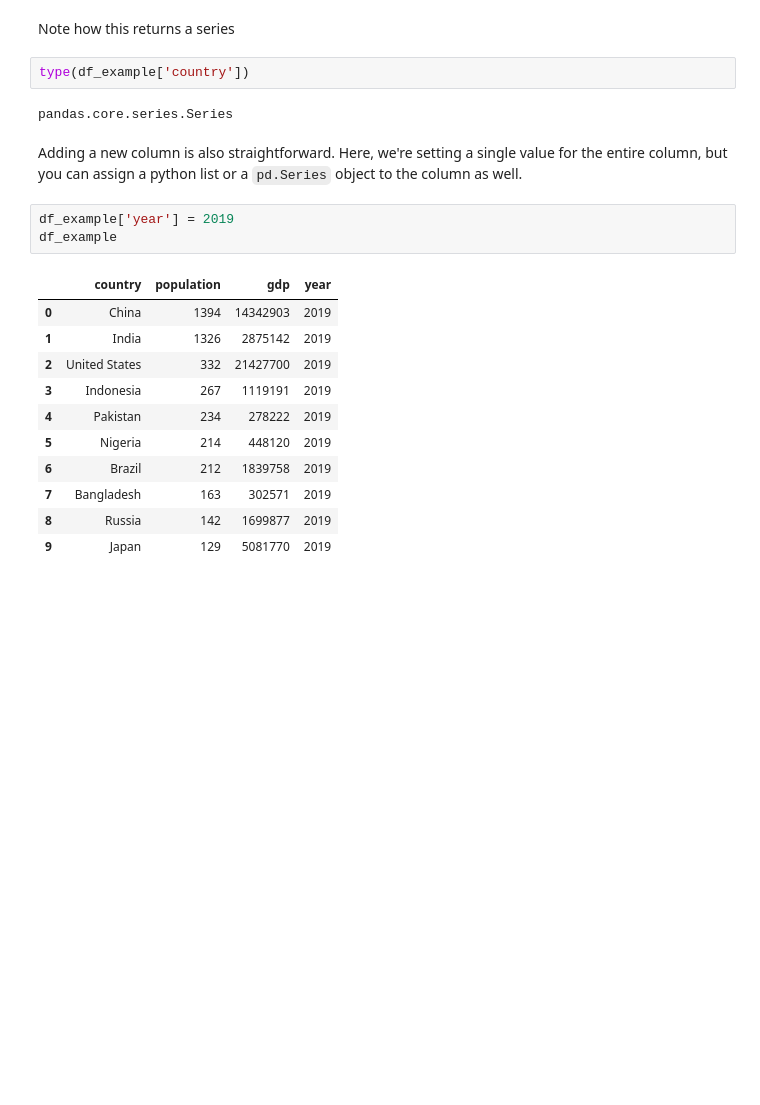
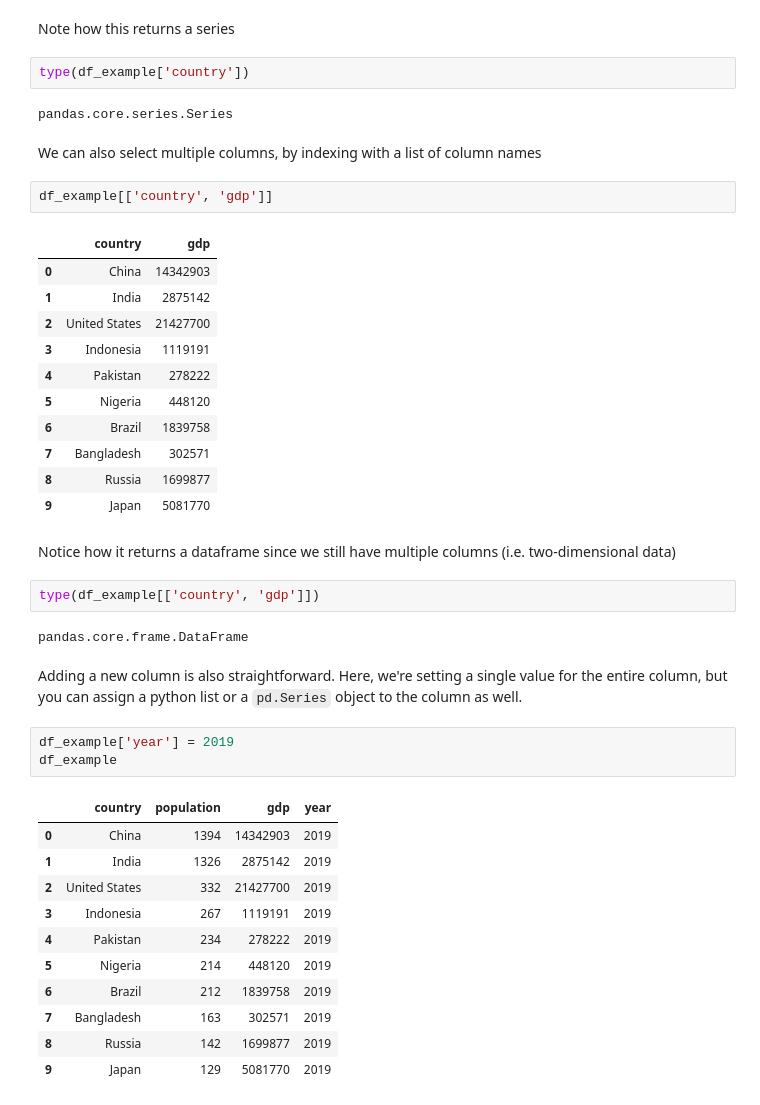
Before and after one commit to GUC-DM/W2020, a Jupyter notebook: lab_content/Lab_03_Complete.ipynb, the cells around one changed output. Saved outputs shown, nothing was run; the diff lists cells and outputs as text; blank space fills up the shorter version.

Commit message:
Minor changes to lab 3 notebooks
* Fixed datset loading for Google Colab
* Added an example for multi-column selection

```diff
--- a/lab_content/Lab_03_Complete.ipynb
+++ b/lab_content/Lab_03_Complete.ipynb
@@ -208,6 +208,28 @@ Note how this returns a series
 type(df_example['country'])
 # %% [output]
 pandas.core.series.Series
+# %% [markdown]
+We can also select multiple columns, by indexing with a list of column names
+# %%
+df_example[['country', 'gdp']]
+# %% [output]
+|  | country | gdp |
+| 0 | China | 14342903 |
+| 1 | India | 2875142 |
+| 2 | United States | 21427700 |
+| 3 | Indonesia | 1119191 |
+| 4 | Pakistan | 278222 |
+| 5 | Nigeria | 448120 |
+| 6 | Brazil | 1839758 |
+| 7 | Bangladesh | 302571 |
+| 8 | Russia | 1699877 |
+| 9 | Japan | 5081770 |
+# %% [markdown]
+Notice how it returns a dataframe since we still have multiple columns (i.e. two-dimensional data)
+# %%
+type(df_example[['country', 'gdp']])
+# %% [output]
+pandas.core.frame.DataFrame
 # %% [markdown]
 Adding a new column is also straightforward. Here, we're setting a single value for the entire column, but you can assign a python list or a `pd.Series` object to the column as well.
 # %%
```
Also changed, not shown: parts of 3 cells of this notebook, 1 other file.
